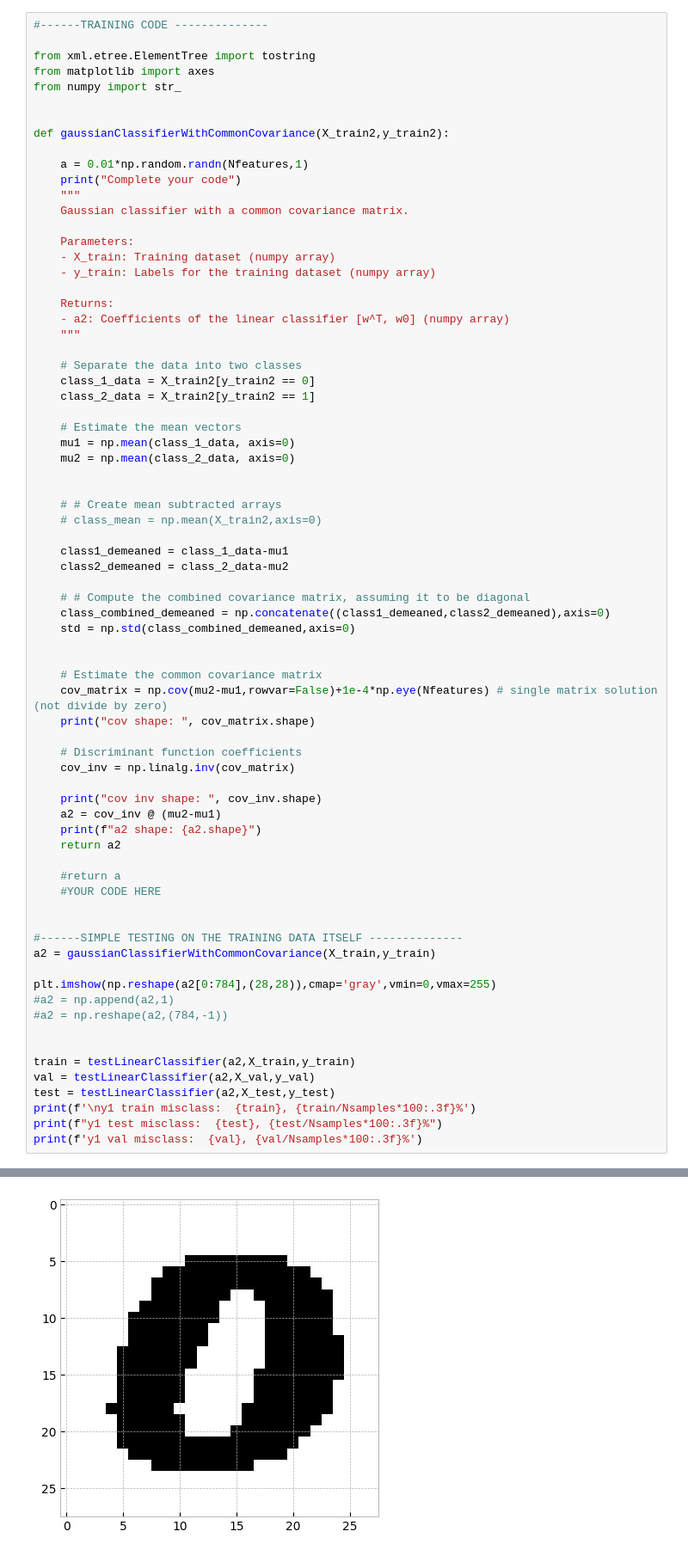
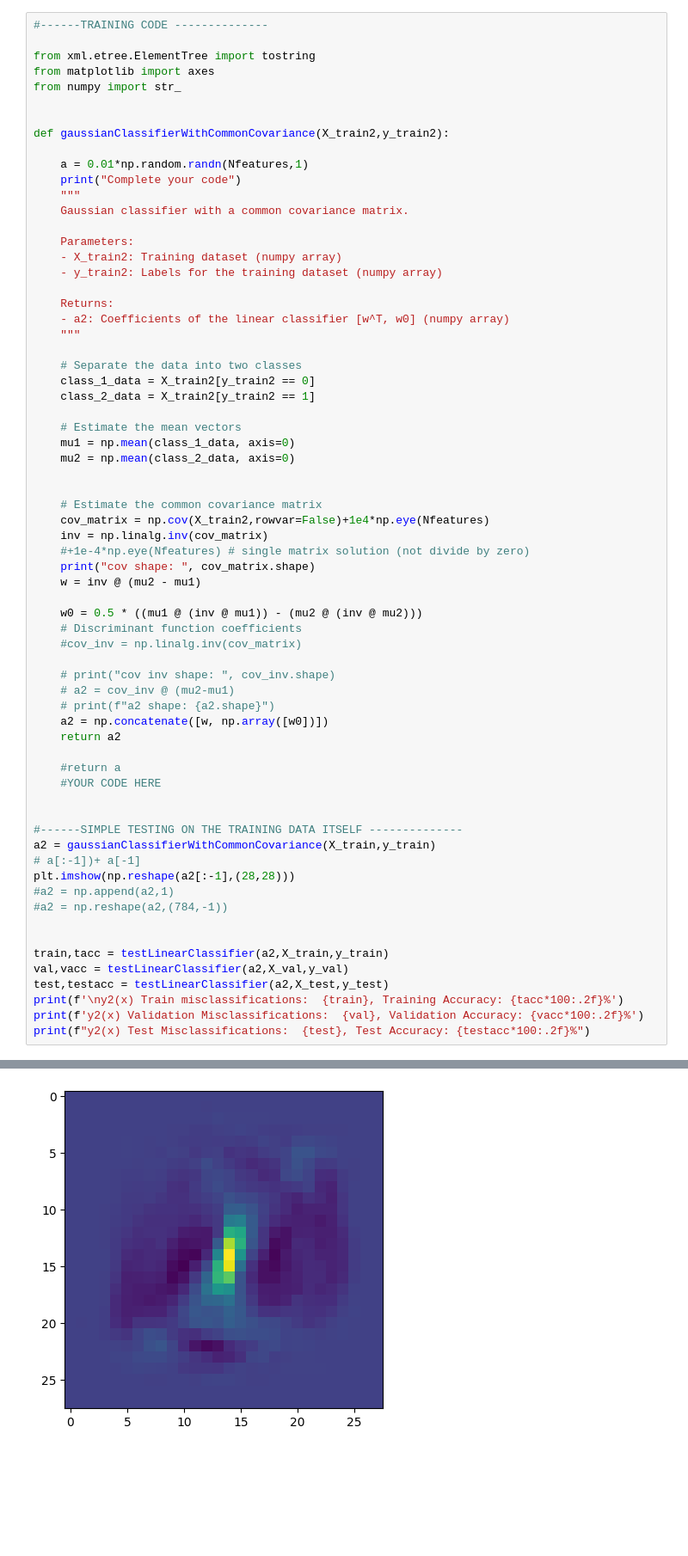
Before and after one commit to JayIke/machine-learning, a Jupyter notebook: MNIST_Classification/Project.ipynb, the cells around one changed output, grey strips where cells are left out. Shown at 86% size. Drawn from its saved outputs; the diff is of its cells as text; blank space fills up the shorter version.

Commit message:
final - missing MCC optimization function

```diff
--- a/MNIST_Classification/Project.ipynb
+++ b/MNIST_Classification/Project.ipynb
@@ -201,8 +159,8 @@ def gaussianClassifierWithCommonCovariance(X_train2,y_train2):
     Gaussian classifier with a common covariance matrix.
 
     Parameters:
-    - X_train: Training dataset (numpy array)
-    - y_train: Labels for the training dataset (numpy array)
+    - X_train2: Training dataset (numpy array)
+    - y_train2: Labels for the training dataset (numpy array)
 
     Returns:
     - a2: Coefficients of the linear classifier [w^T, w0] (numpy array)
@@ -217,27 +175,21 @@ def gaussianClassifierWithCommonCovariance(X_train2,y_train2):
     mu2 = np.mean(class_2_data, axis=0)
 
 
-    # # Create mean subtracted arrays
-    # class_mean = np.mean(X_train2,axis=0)
+    # Estimate the common covariance matrix
+    cov_matrix = np.cov(X_train2,rowvar=False)+1e4*np.eye(Nfeatures)
+    inv = np.linalg.inv(cov_matrix)
+    #+1e-4*np.eye(Nfeatures) # single matrix solution (not divide by zero)
+    print("cov shape: ", cov_matrix.shape)
+    w = inv @ (mu2 - mu1)
 
-    class1_demeaned = class_1_data-mu1
-    class2_demeaned = class_2_data-mu2
+    w0 = 0.5 * ((mu1 @ (inv @ mu1)) - (mu2 @ (inv @ mu2)))
+    # Discriminant function coefficients
+    #cov_inv = np.linalg.inv(cov_matrix)
 
-    # # Compute the combined covariance matrix, assuming it to be diagonal
-    class_combined_demeaned = np.concatenate((class1_demeaned,class2_demeaned),axis=0)
-    std = np.std(class_combined_demeaned,axis=0)
-
-
-    # Estimate the common covariance matrix
-    cov_matrix = np.cov(mu2-mu1,rowvar=False)+1e-4*np.eye(Nfeatures) # single matrix solution (not divide by zero)
-    print("cov shape: ", cov_matrix.shape)
-
-    # Discriminant function coefficients
-    cov_inv = np.linalg.inv(cov_matrix)
-
-    print("cov inv shape: ", cov_inv.shape)
-    a2 = cov_inv @ (mu2-mu1)
-    print(f"a2 shape: {a2.shape}")
+    # print("cov inv shape: ", cov_inv.shape)
+    # a2 = cov_inv @ (mu2-mu1)
+    # print(f"a2 shape: {a2.shape}")
+    a2 = np.concatenate([w, np.array([w0])])
     return a2
 
     #return a
@@ -246,18 +198,18 @@ def gaussianClassifierWithCommonCovariance(X_train2,y_train2):
 
 #------SIMPLE TESTING ON THE TRAINING DATA ITSELF --------------
 a2 = gaussianClassifierWithCommonCovariance(X_train,y_train)
-
-plt.imshow(np.reshape(a2[0:784],(28,28)),cmap='gray',vmin=0,vmax=255)
+# a[:-1])+ a[-1]
+plt.imshow(np.reshape(a2[:-1],(28,28)))
 #a2 = np.append(a2,1)
 #a2 = np.reshape(a2,(784,-1))
 
 
-train = testLinearClassifier(a2,X_train,y_train)
-val = testLinearClassifier(a2,X_val,y_val)
-test = testLinearClassifier(a2,X_test,y_test)
-print(f'\ny1 train misclass:  {train}, {train/Nsamples*100:.3f}%')
-print(f"y1 test misclass:  {test}, {test/Nsamples*100:.3f}%")
-print(f'y1 val misclass:  {val}, {val/Nsamples*100:.3f}%')
+train,tacc = testLinearClassifier(a2,X_train,y_train)
+val,vacc = testLinearClassifier(a2,X_val,y_val)
+test,testacc = testLinearClassifier(a2,X_test,y_test)
+print(f'\ny2(x) Train misclassifications:  {train}, Training Accuracy: {tacc*100:.2f}%')
+print(f'y2(x) Validation Misclassifications:  {val}, Validation Accuracy: {vacc*100:.2f}%')
+print(f"y2(x) Test Misclassifications:  {test}, Test Accuracy: {testacc*100:.2f}%")
 # %% [output]
 Complete your code
 cov shape:  (784, 784)
@@ -282 +220 @@ y1 val misclass:  5, 0.048%
-[figure, old version]
+[figure, new version]
```
Also changed, not shown: parts of 29 cells of this notebook.
